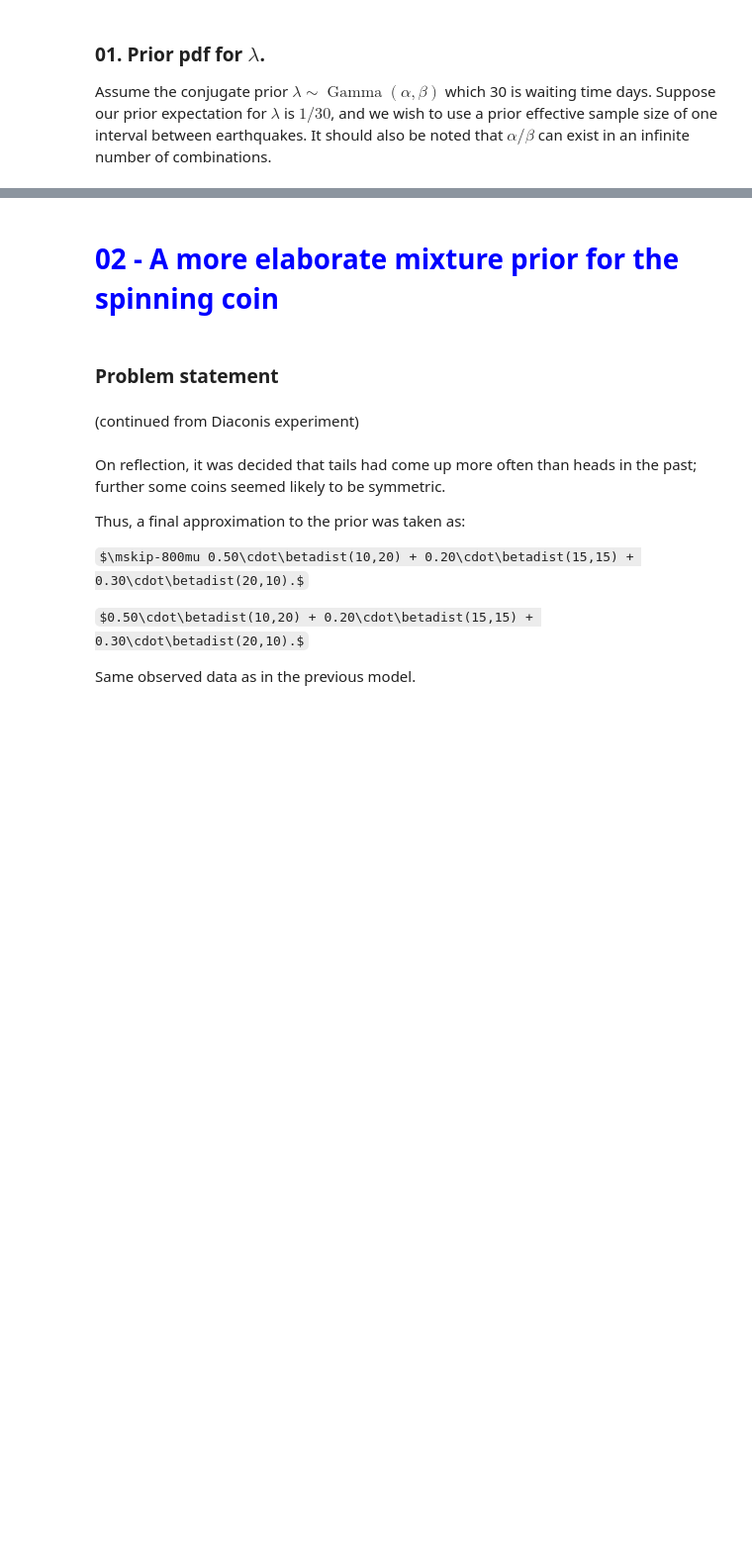
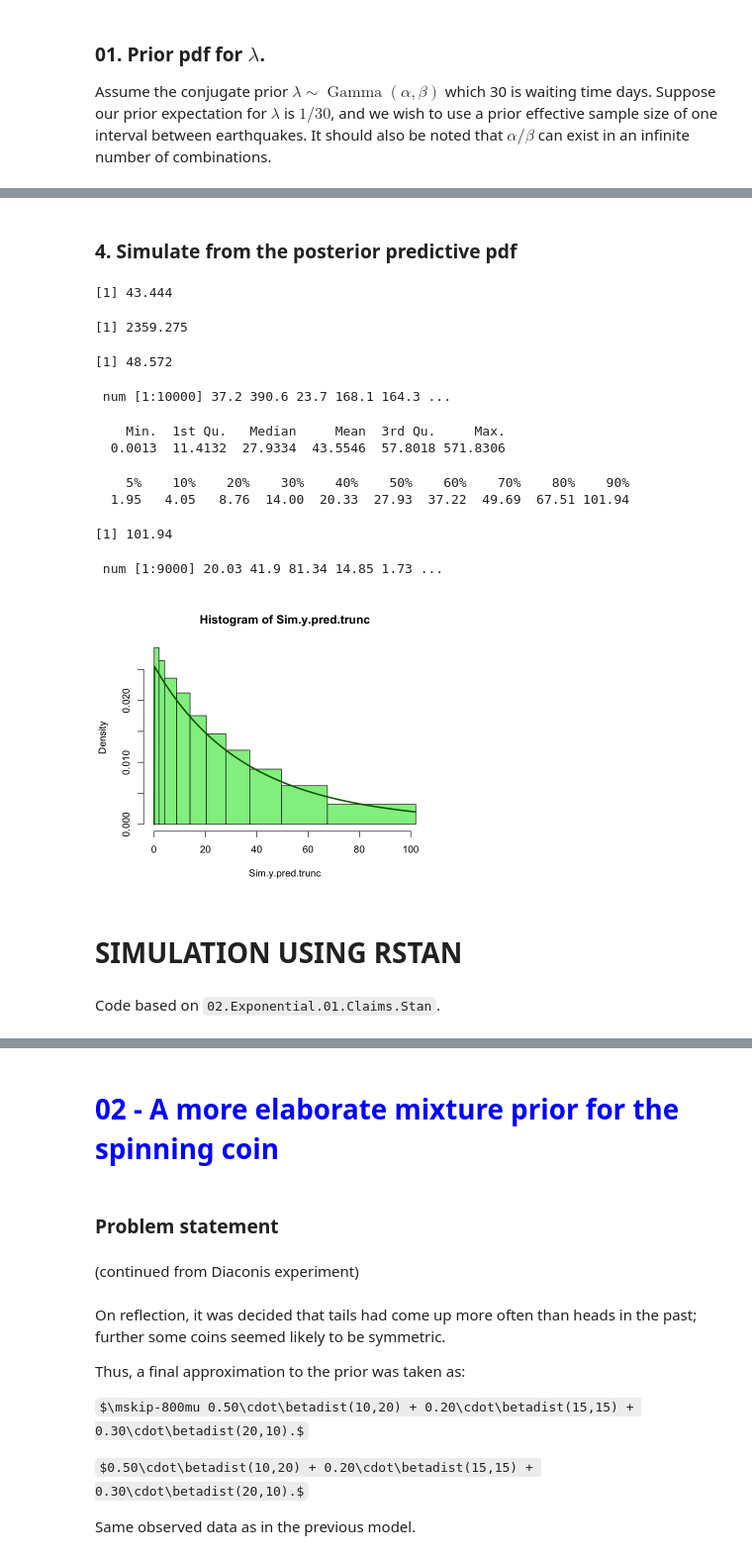
Before and after one commit to marcosPlaza/BayesianRepo, a Jupyter notebook: Homework 01 - Statements-20220404/Notebook/2021-2022.Homework.01.Statements_QijunJinJohnnyNunezMarcosPlaza.ipynb, the cells around one changed output, grey strips where cells are left out. Shown: that part at 99% size. Cells and saved outputs as stored; diff of their text form; code cells hidden in the pictures; some formulas as TeX source; blank space fills up the shorter version.

```diff
--- a/Homework 01 - Statements-20220404/Notebook/2021-2022.Homework.01.Statements_QijunJinJohnnyNunezMarcosPlaza.ipynb
+++ b/Homework 01 - Statements-20220404/Notebook/2021-2022.Homework.01.Statements_QijunJinJohnnyNunezMarcosPlaza.ipynb
@@ -202,0 +241,45 @@ lines(u,yu,lwd=2.5,col="DarkGreen")
+# %% [markdown]
+### 4. Simulate from the posterior predictive pdf
+# %%
+Theor.post.E.y<-post.b/(post.a-1)
+Theor.post.var.y<-post.b^2*post.a/((post.a-1)^2*(post.a-2))
+Theor.post.sd.y<-sqrt(Theor.post.var.y)
+round(Theor.post.E.y,3)
+round(Theor.post.var.y,3)
+round(Theor.post.sd.y,3)
+
+Sim.y.pred<-rexp(N,rate=Sim.lambda.post)
+
+str(Sim.y)
+summary(Sim.y.pred)
+q.Sim.y.pred<-quantile(Sim.y.pred,c(0.05,0.1,0.2,0.3,0.4,0.5,0.6,0.7,0.8,0.9))
+round(q.Sim.y.pred,2)
+ymax<-max(q.Sim.y.pred)
+round(ymax,2)
+Sim.y.pred.trunc<-Sim.y.pred[Sim.y.pred<ymax]  # truncate in order to be able to plot the histogram
+str(Sim.y.pred.trunc)
+
+# Plot histogram,
+options(repr.plot.width=6,repr.plot.height=5)
+u<-seq(0,ymax,length=1000)
+yu<-Theor.pred.pdf(u,a=post.a,b=post.b)
+ymax<-max(yu)
+hist(Sim.y.pred.trunc,freq=FALSE,col="LightGreen",
+     breaks=c(min(Sim.y.pred.trunc),q.Sim.y.pred,max(Sim.y.pred.trunc)),ylim=c(0,ymax*1.1))
+lines(u,yu,lwd=2.5,col="DarkGreen")
+# %% [output]
+[1] 43.444
+[1] 2359.275
+[1] 48.572
+ num [1:10000] 37.2 390.6 23.7 168.1 164.3 ...
+    Min.  1st Qu.   Median     Mean  3rd Qu.     Max.
+  0.0013  11.4132  27.9334  43.5546  57.8018 571.8306
+    5%    10%    20%    30%    40%    50%    60%    70%    80%    90%
+  1.95   4.05   8.76  14.00  20.33  27.93  37.22  49.69  67.51 101.94
+[1] 101.94
+ num [1:9000] 20.03 41.9 81.34 14.85 1.73 ...
+[figure, added]
+# %% [markdown]
+# SIMULATION USING RSTAN
+# %% [markdown]
+Code based on `02.Exponential.01.Claims.Stan`.
```
Also changed, not shown: parts of 29 cells of this notebook.
